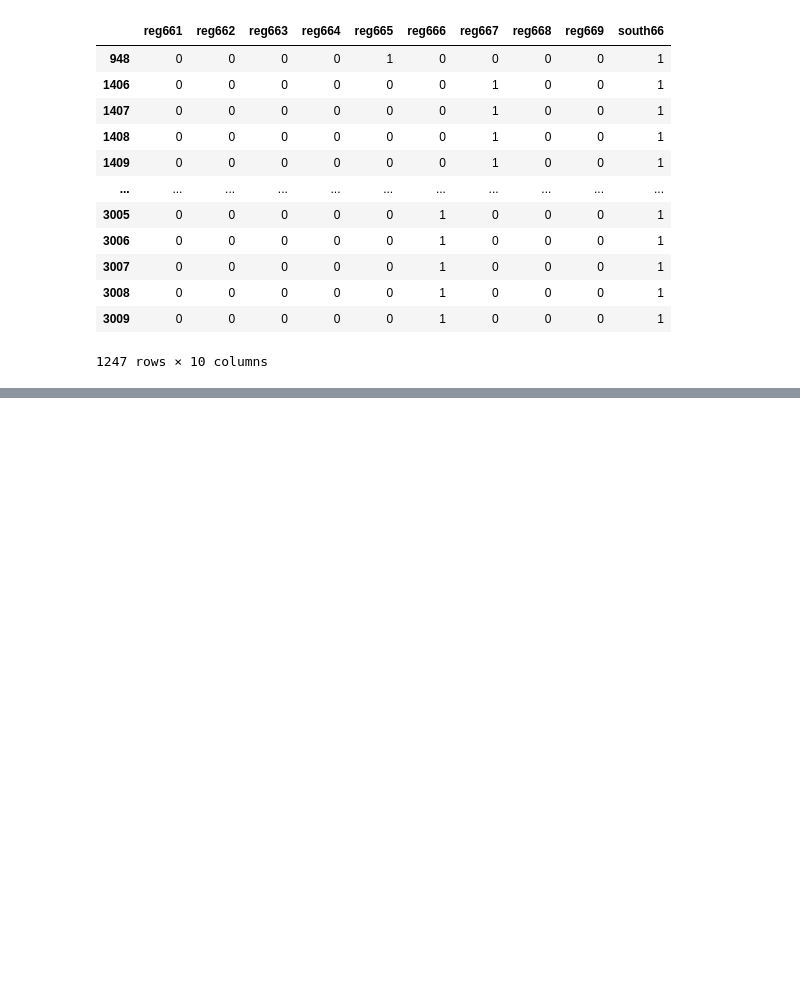
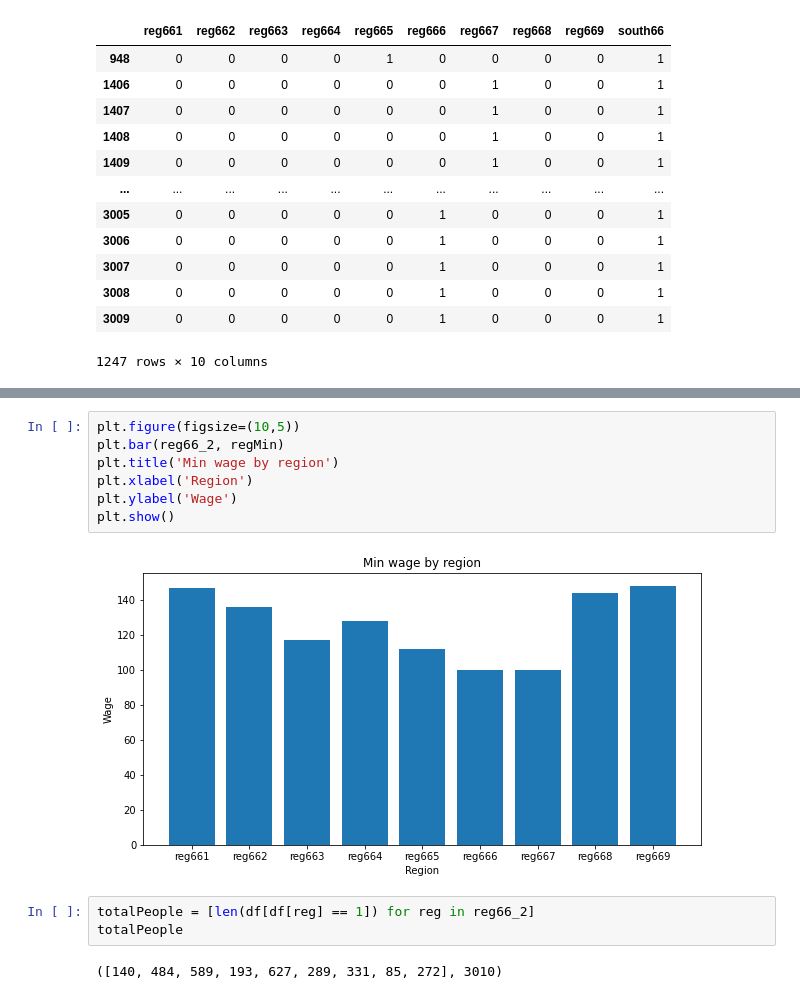
Before and after one commit to AIGangz/MAI391_Project, a Jupyter notebook: dataAn.ipynb, the cells around one changed output, grey strips where cells are left out. Saved outputs shown, nothing was run; the diff lists cells and outputs as text; blank space fills up the shorter version.

```diff
--- a/dataAn.ipynb
+++ b/dataAn.ipynb
@@ -113,0 +137,14 @@ plt.show()
+# %%
+plt.figure(figsize=(10,5))
+plt.bar(reg66_2, regMin)
+plt.title('Min wage by region')
+plt.xlabel('Region')
+plt.ylabel('Wage')
+plt.show()
+# %% [output]
+[figure, added]
+# %%
+totalPeople = [len(df[df[reg] == 1]) for reg in reg66_2]
+totalPeople
+# %% [output]
+([140, 484, 589, 193, 627, 289, 331, 85, 272], 3010)
```
Also changed, not shown: parts of 8 cells of this notebook.
